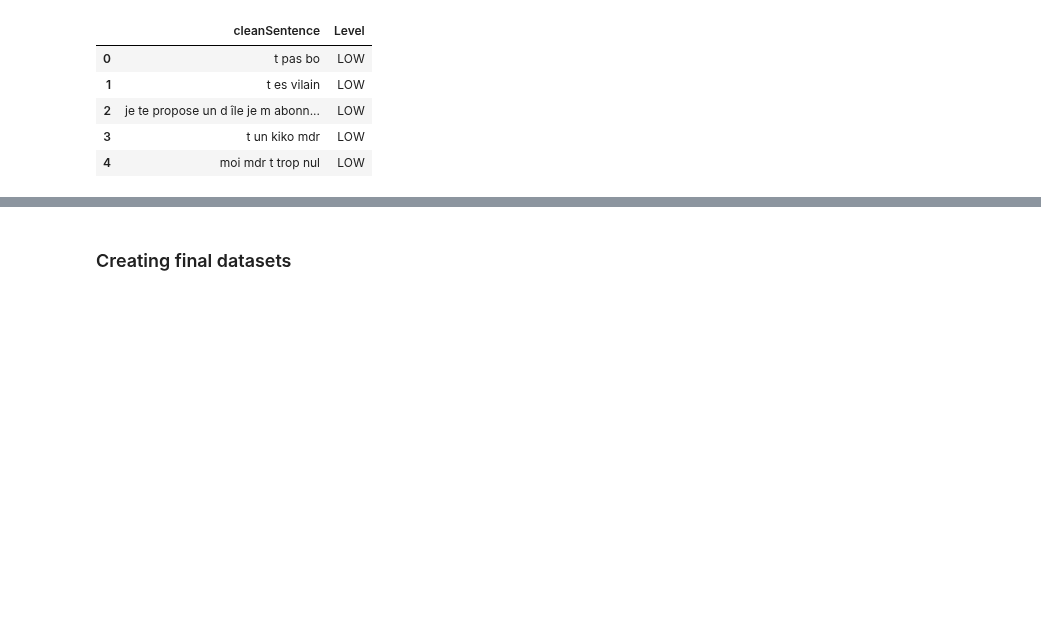
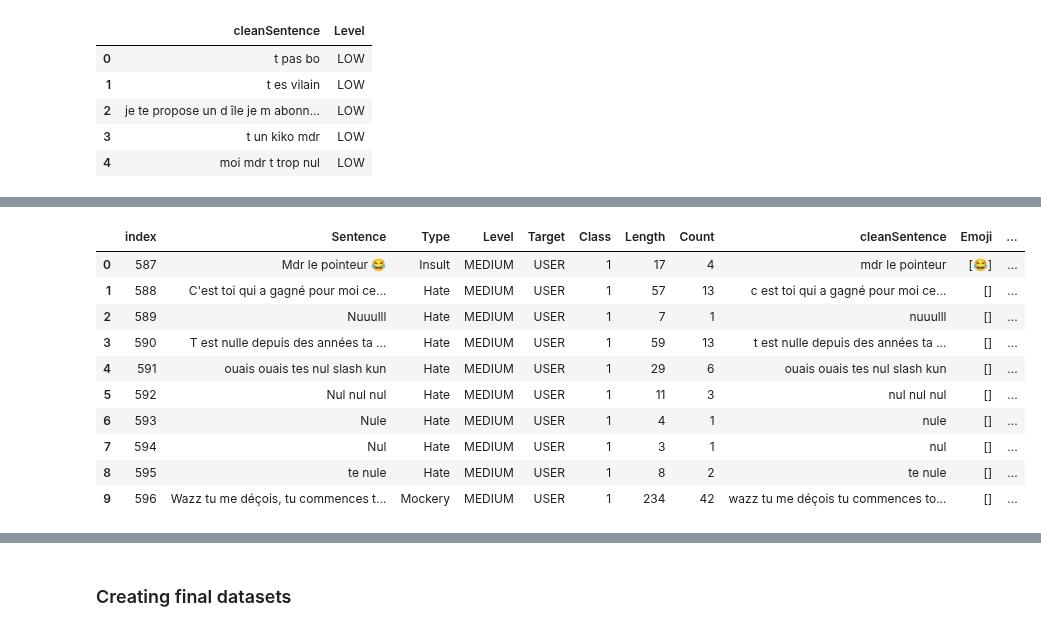
Before and after one commit to d-roland/toxicityDetection, a Jupyter notebook: CS224n_Toxicity_Detection.ipynb, the cells around one changed output, grey strips where cells are left out. Drawn from its saved outputs; the diff is of its cells as text; code cells hidden in the pictures; blank space fills up the shorter version.

```diff
--- a/CS224n_Toxicity_Detection.ipynb
+++ b/CS224n_Toxicity_Detection.ipynb
@@ -718,0 +766,15 @@ print(simpleTrain.shape, simpleTest.shape)
+# %%
+dataset_medium['Retranscript_tok'] = dataset_medium['Retranscript'].apply(word_tokenize)
+dataset_medium.head(10)
+# %% [output]
+|  | index | Sentence | Type | Level | Target | Class | Length | Count | cleanSentence | Emoji | ... |
+| 0 | 587 | Mdr le pointeur 😂 | Insult | MEDIUM | USER | 1 | 17 | 4 | mdr le pointeur | [😂] | ... |
+| 1 | 588 | C'est toi qui a gagné pour moi ce... | Hate | MEDIUM | USER | 1 | 57 | 13 | c est toi qui a gagné pour moi ce... | [] | ... |
+| 2 | 589 | Nuuulll | Hate | MEDIUM | USER | 1 | 7 | 1 | nuuulll | [] | ... |
+| 3 | 590 | T est nulle depuis des années ta ... | Hate | MEDIUM | USER | 1 | 59 | 13 | t est nulle depuis des années ta ... | [] | ... |
+| 4 | 591 | ouais ouais tes nul slash kun | Hate | MEDIUM | USER | 1 | 29 | 6 | ouais ouais tes nul slash kun | [] | ... |
+| 5 | 592 | Nul nul nul | Hate | MEDIUM | USER | 1 | 11 | 3 | nul nul nul | [] | ... |
+| 6 | 593 | Nule | Hate | MEDIUM | USER | 1 | 4 | 1 | nule | [] | ... |
+| 7 | 594 | Nul | Hate | MEDIUM | USER | 1 | 3 | 1 | nul | [] | ... |
+| 8 | 595 | te nule | Hate | MEDIUM | USER | 1 | 8 | 2 | te nule | [] | ... |
+| 9 | 596 | Wazz tu me déçois, tu commences t... | Mockery | MEDIUM | USER | 1 | 234 | 42 | wazz tu me déçois tu commences to... | [] | ... |
```
Also changed, not shown: parts of 14 cells of this notebook.
